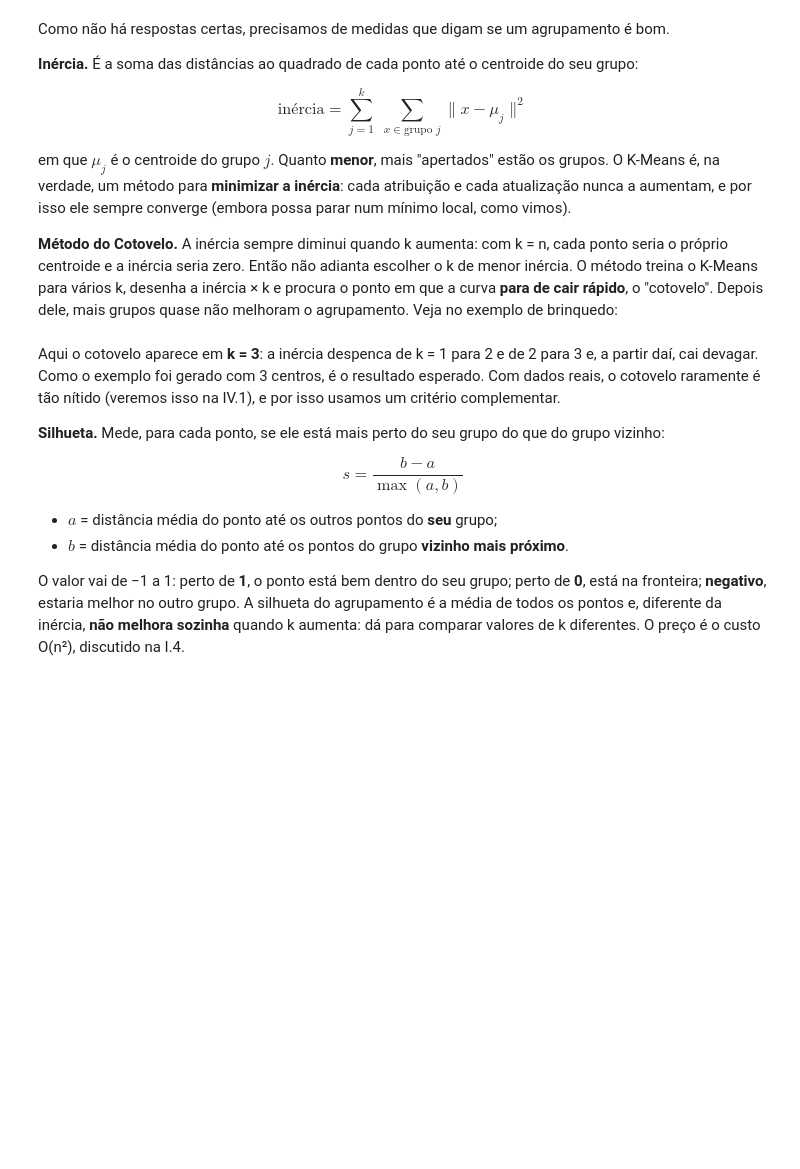
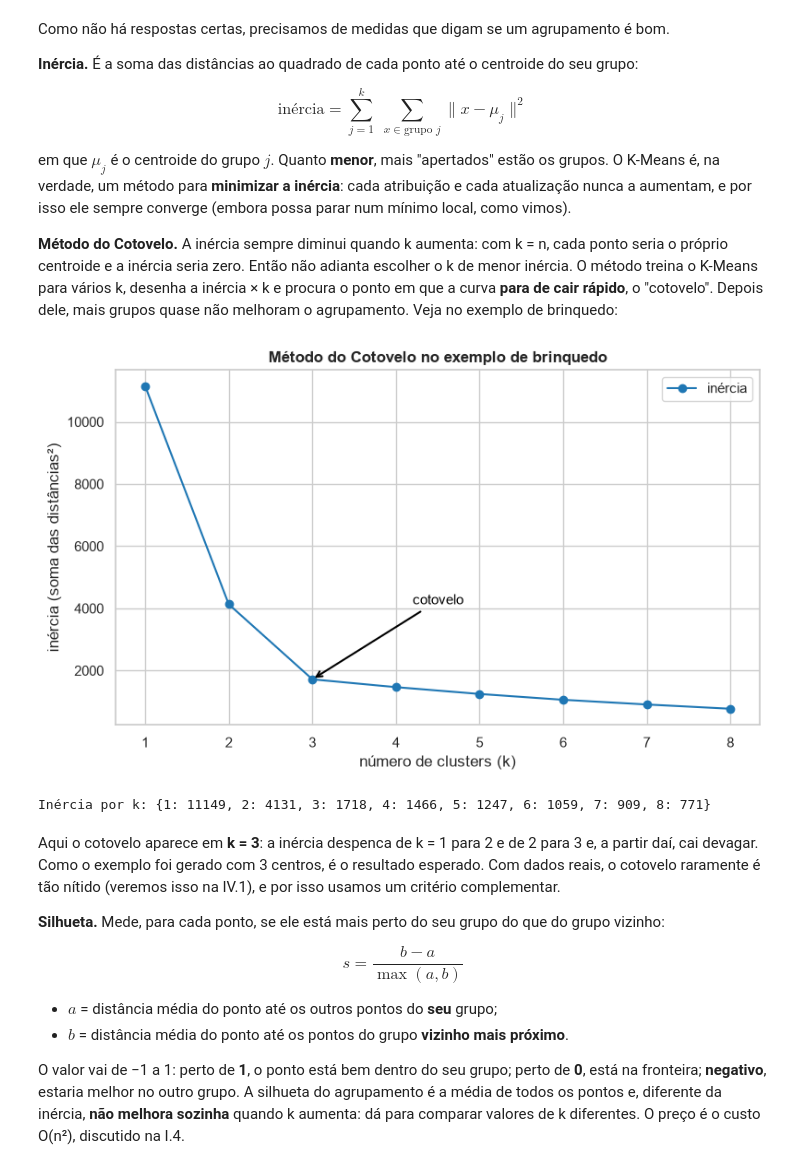
Before and after one commit to DataScience-Fatec-Projects/kmeans-musicas-spotify, a Jupyter notebook: notebooks/aula_kmeans_spotify.ipynb, the cells around one changed output. Cells and saved outputs as stored; diff of their text form; code cells hidden in the pictures; blank space fills up the shorter version.

```diff
--- a/notebooks/aula_kmeans_spotify.ipynb
+++ b/notebooks/aula_kmeans_spotify.ipynb
@@ -409,18 +434,21 @@ de brinquedo:
 # %%
 valores_k_brinquedo = range(1, 9)
 inercias_brinquedo = [KMeans(n_clusters=k, n_init=10, random_state=RANDOM_STATE).fit(X_brinquedo).inertia_
                       for k in valores_k_brinquedo]
 
 fig, ax = plt.subplots()
 ax.plot(list(valores_k_brinquedo), inercias_brinquedo, marker="o", label="inércia")
 ax.annotate("cotovelo", xy=(3, inercias_brinquedo[2]), xytext=(4.2, inercias_brinquedo[1]),
-            arrowprops=dict(arrowstyle="->"), fontsize=11)
+            arrowprops=dict(arrowstyle="->", color="black", lw=1.5), fontsize=11, color="black")
 ax.set(title="Método do Cotovelo no exemplo de brinquedo",
        xlabel="número de clusters (k)", ylabel="inércia (soma das distâncias²)")
 ax.set_xticks(list(valores_k_brinquedo))
 ax.legend()
 plt.show()
 print("Inércia por k:", {k: round(v) for k, v in zip(valores_k_brinquedo, inercias_brinquedo)})
+# %% [output]
+[figure, added]
+Inércia por k: {1: 11149, 2: 4131, 3: 1718, 4: 1466, 5: 1247, 6: 1059, 7: 909, 8: 771}
 # %% [markdown]
 Aqui o cotovelo aparece em **k = 3**: a inércia despenca de k = 1 para 2 e de 2 para 3 e, a partir
 daí, cai devagar. Como o exemplo foi gerado com 3 centros, é o resultado esperado. Com dados reais,
```
Also changed, not shown: parts of 9 cells of this notebook.
